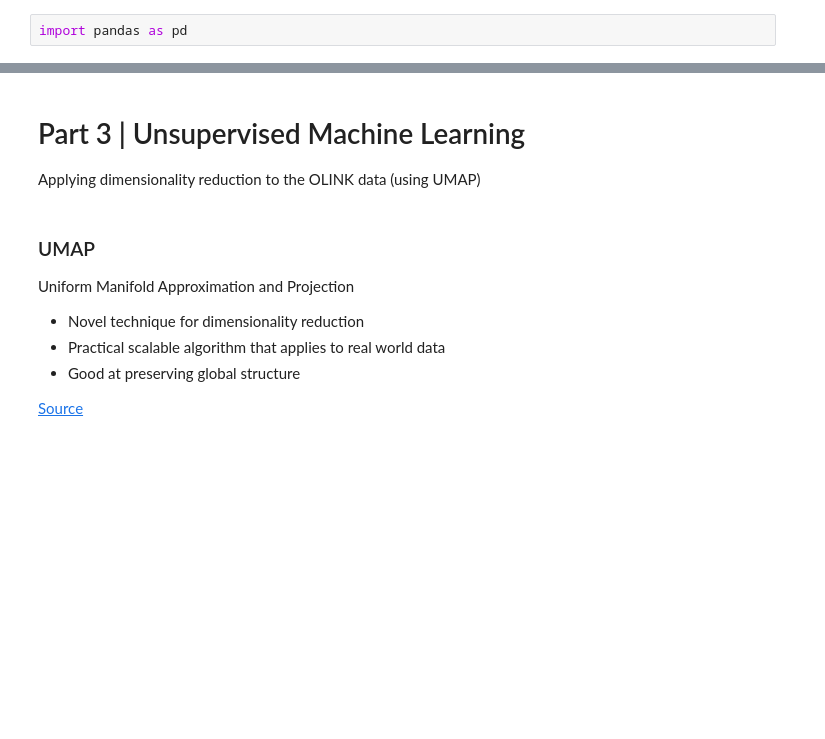
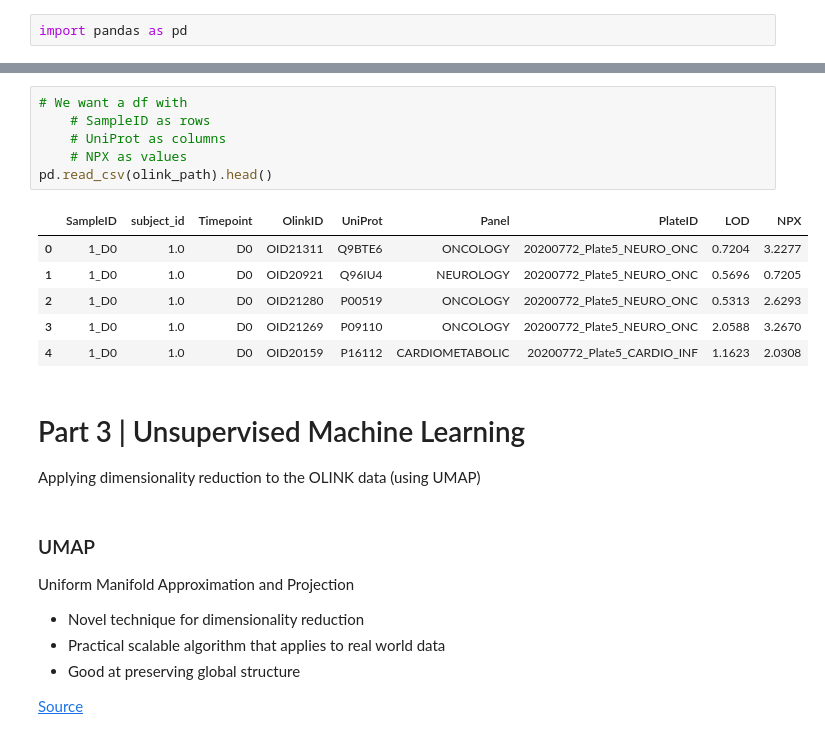
Before and after one commit to NilsSkoglund/ki_workshop, a Jupyter notebook: notebooks/pt3.ipynb, the cells around one changed output, grey strips where cells are left out. Cells and saved outputs as stored; diff of their text form; blank space fills up the shorter version.

```diff
--- a/notebooks/pt3.ipynb
+++ b/notebooks/pt3.ipynb
@@ -19,3 +32,16 @@ pd.read_csv("olink_reshaped.csv")
+# %%
+# We want a df with
+    # SampleID as rows
+    # UniProt as columns
+    # NPX as values
+pd.read_csv(olink_path).head()
+# %% [output]
+|  | SampleID | subject_id | Timepoint | OlinkID | UniProt | Panel | PlateID | LOD | NPX |
+| 0 | 1_D0 | 1.0 | D0 | OID21311 | Q9BTE6 | ONCOLOGY | 20200772_Plate5_NEURO_ONC | 0.7204 | 3.2277 |
+| 1 | 1_D0 | 1.0 | D0 | OID20921 | Q96IU4 | NEUROLOGY | 20200772_Plate5_NEURO_ONC | 0.5696 | 0.7205 |
+| 2 | 1_D0 | 1.0 | D0 | OID21280 | P00519 | ONCOLOGY | 20200772_Plate5_NEURO_ONC | 0.5313 | 2.6293 |
+| 3 | 1_D0 | 1.0 | D0 | OID21269 | P09110 | ONCOLOGY | 20200772_Plate5_NEURO_ONC | 2.0588 | 3.2670 |
+| 4 | 1_D0 | 1.0 | D0 | OID20159 | P16112 | CARDIOMETABOLIC | 20200772_Plate5_CARDIO_INF | 1.1623 | 2.0308 |
 # %% [markdown]
 # Part 3 | Unsupervised Machine Learning
 
```
Also changed, not shown: parts of 10 cells of this notebook.
